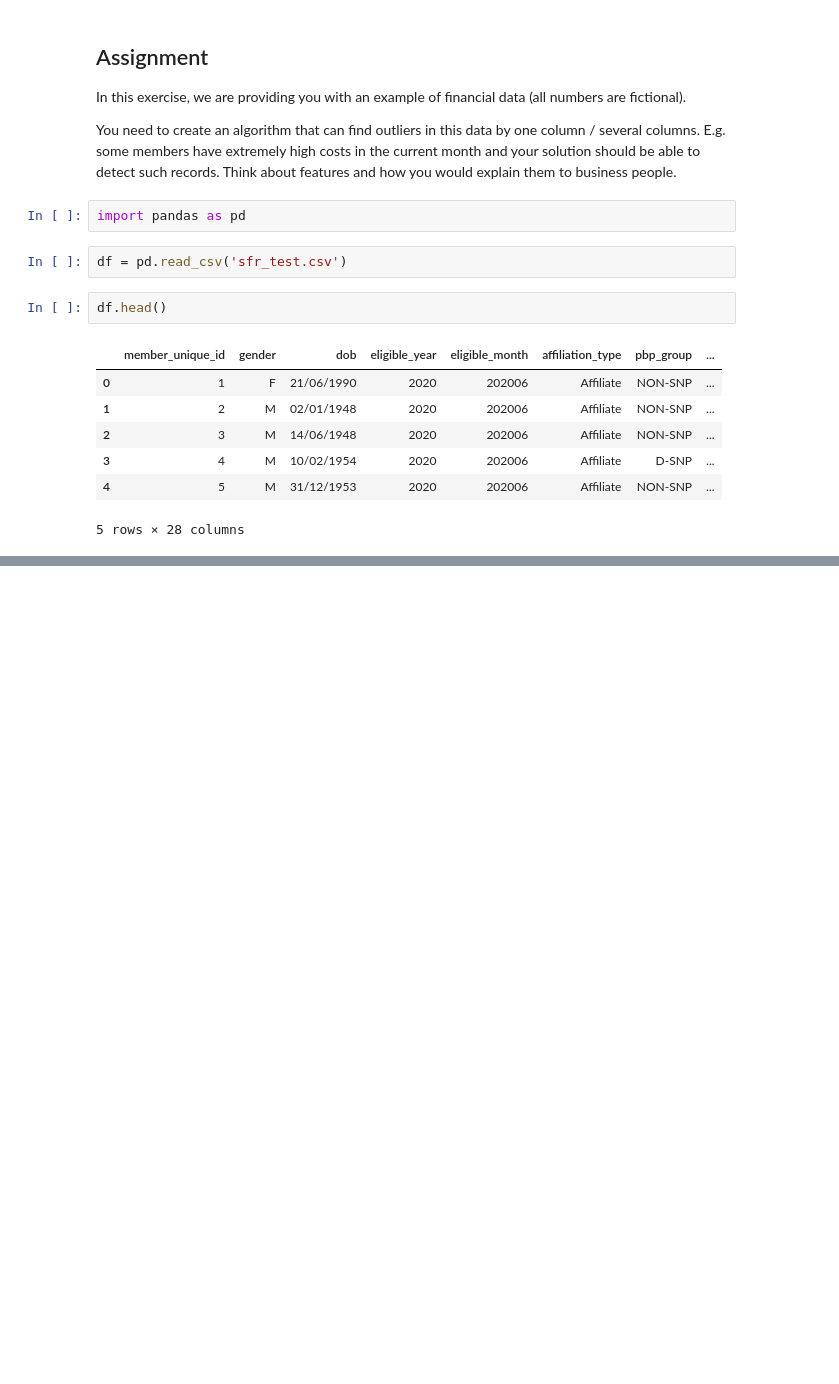
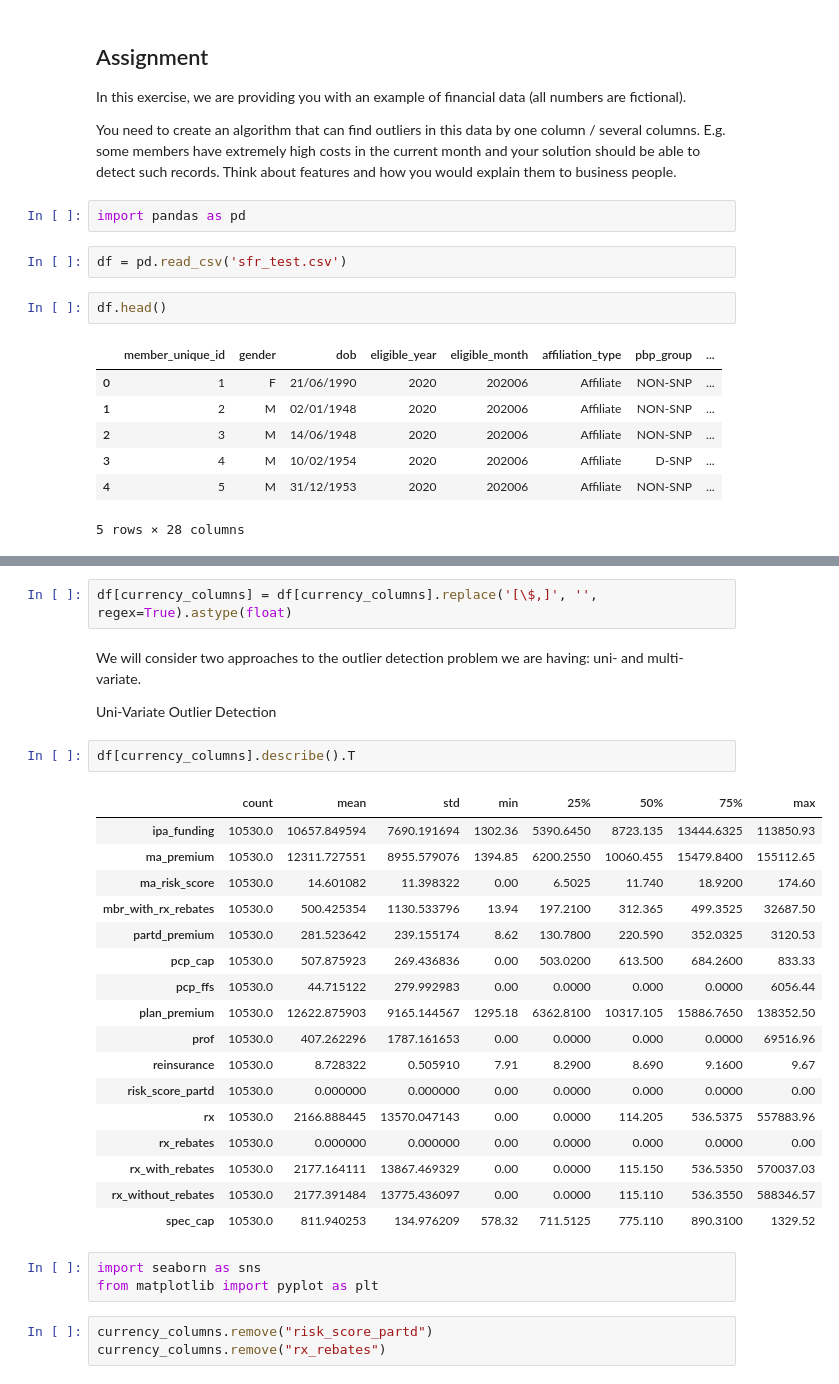
Before and after one commit to Piotr8706/Smaller_data_projects, a Jupyter notebook: Outliers Detection/Outliers_detection.ipynb, the cells around one changed output, grey strips where cells are left out. Cells and saved outputs as stored; diff of their text form; blank space fills up the shorter version.

```diff
--- a/Outliers Detection/Outliers_detection.ipynb
+++ b/Outliers Detection/Outliers_detection.ipynb
@@ -22,0 +49,32 @@ def list_dollar_columns(dat):
+# %%
+df[currency_columns] = df[currency_columns].replace('[\$,]', '', regex=True).astype(float)
+# %% [markdown]
+We will consider two approaches to the outlier detection problem we are having: uni- and multi-variate.
+
+Uni-Variate Outlier Detection
+# %%
+df[currency_columns].describe().T
+# %% [output]
+|  | count | mean | std | min | 25% | 50% | 75% | max |
+| ipa_funding | 10530.0 | 10657.849594 | 7690.191694 | 1302.36 | 5390.6450 | 8723.135 | 13444.6325 | 113850.93 |
+| ma_premium | 10530.0 | 12311.727551 | 8955.579076 | 1394.85 | 6200.2550 | 10060.455 | 15479.8400 | 155112.65 |
+| ma_risk_score | 10530.0 | 14.601082 | 11.398322 | 0.00 | 6.5025 | 11.740 | 18.9200 | 174.60 |
+| mbr_with_rx_rebates | 10530.0 | 500.425354 | 1130.533796 | 13.94 | 197.2100 | 312.365 | 499.3525 | 32687.50 |
+| partd_premium | 10530.0 | 281.523642 | 239.155174 | 8.62 | 130.7800 | 220.590 | 352.0325 | 3120.53 |
+| pcp_cap | 10530.0 | 507.875923 | 269.436836 | 0.00 | 503.0200 | 613.500 | 684.2600 | 833.33 |
+| pcp_ffs | 10530.0 | 44.715122 | 279.992983 | 0.00 | 0.0000 | 0.000 | 0.0000 | 6056.44 |
+| plan_premium | 10530.0 | 12622.875903 | 9165.144567 | 1295.18 | 6362.8100 | 10317.105 | 15886.7650 | 138352.50 |
+| prof | 10530.0 | 407.262296 | 1787.161653 | 0.00 | 0.0000 | 0.000 | 0.0000 | 69516.96 |
+| reinsurance | 10530.0 | 8.728322 | 0.505910 | 7.91 | 8.2900 | 8.690 | 9.1600 | 9.67 |
+| risk_score_partd | 10530.0 | 0.000000 | 0.000000 | 0.00 | 0.0000 | 0.000 | 0.0000 | 0.00 |
+| rx | 10530.0 | 2166.888445 | 13570.047143 | 0.00 | 0.0000 | 114.205 | 536.5375 | 557883.96 |
+| rx_rebates | 10530.0 | 0.000000 | 0.000000 | 0.00 | 0.0000 | 0.000 | 0.0000 | 0.00 |
+| rx_with_rebates | 10530.0 | 2177.164111 | 13867.469329 | 0.00 | 0.0000 | 115.150 | 536.5350 | 570037.03 |
+| rx_without_rebates | 10530.0 | 2177.391484 | 13775.436097 | 0.00 | 0.0000 | 115.110 | 536.3550 | 588346.57 |
+| spec_cap | 10530.0 | 811.940253 | 134.976209 | 578.32 | 711.5125 | 775.110 | 890.3100 | 1329.52 |
+# %%
+import seaborn as sns
+from matplotlib import pyplot as plt
+# %%
+currency_columns.remove("risk_score_partd")
+currency_columns.remove("rx_rebates")
```
Also changed, not shown: parts of 6 cells of this notebook.
